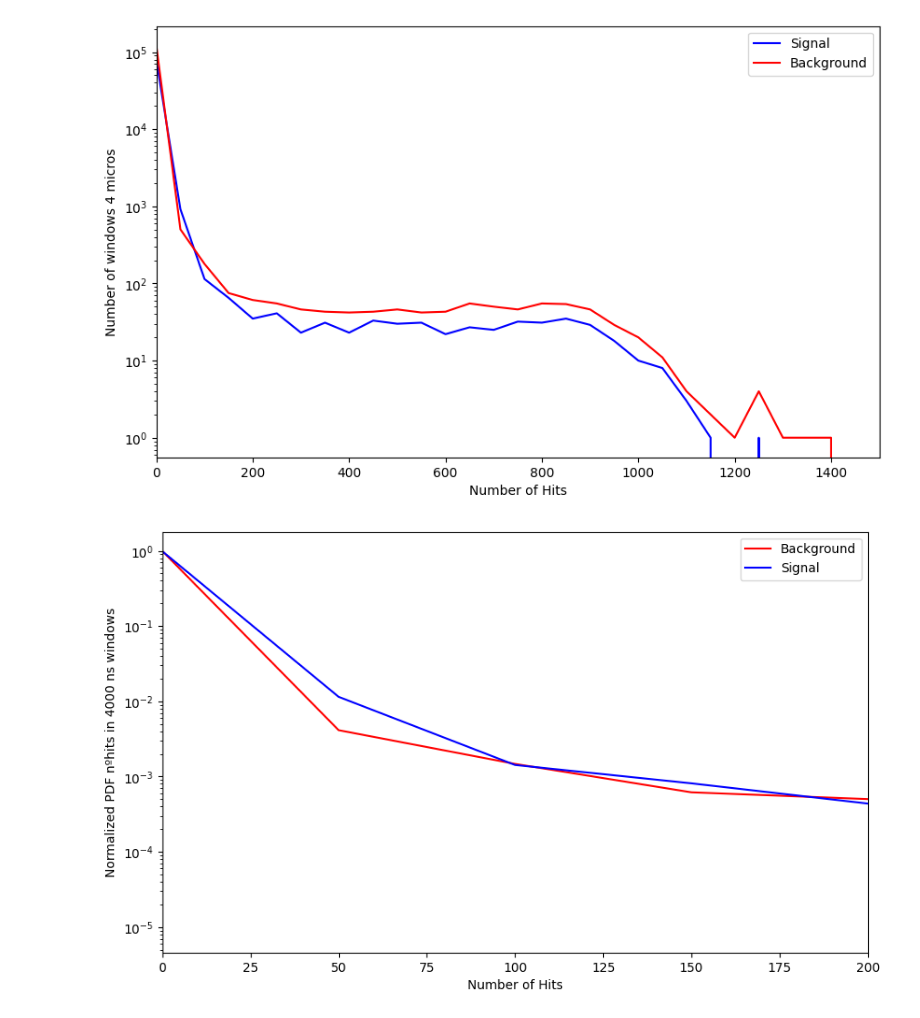
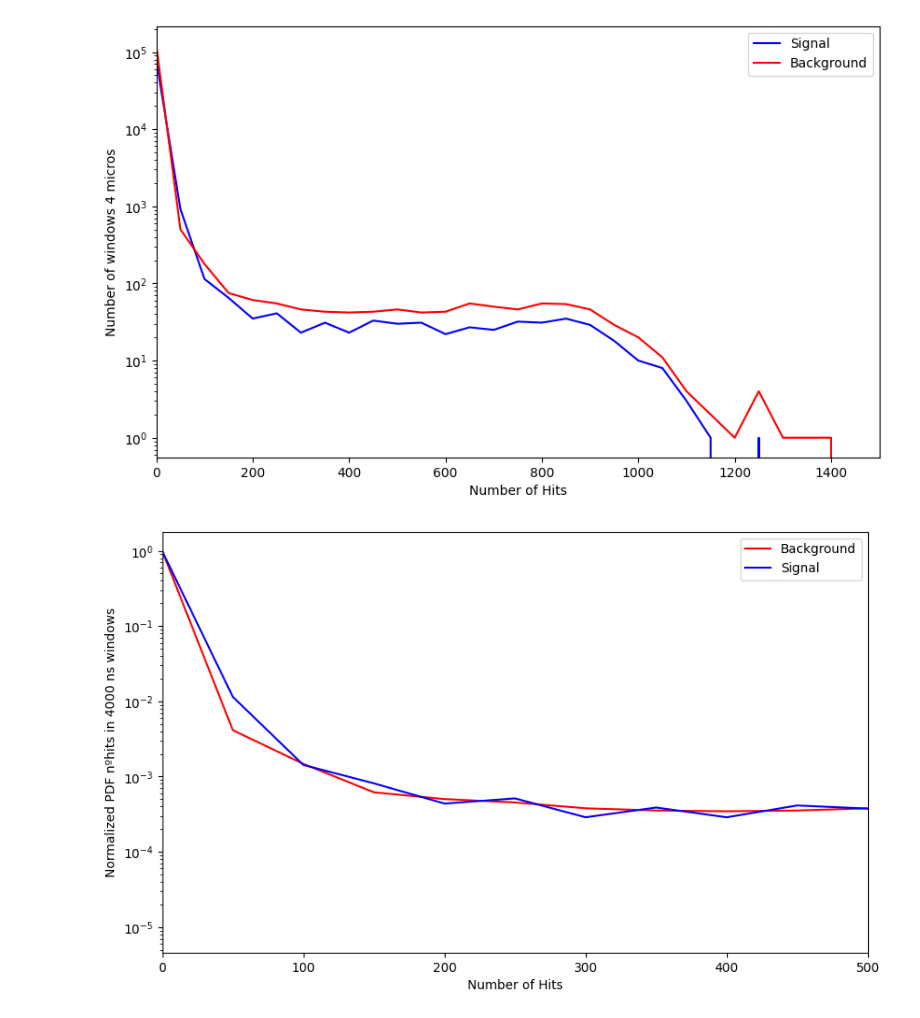
Before and after one commit to halmamol/WCTECoincidence_Analysis, a Jupyter notebook: nHits_count/jupyter_notebooks/bkg_analysis.ipynb, the cells around one changed output. Cells and saved outputs as stored; diff of their text form; code cells hidden in the pictures.

```diff
--- a/nHits_count/jupyter_notebooks/bkg_analysis.ipynb
+++ b/nHits_count/jupyter_notebooks/bkg_analysis.ipynb
@@ -179,13 +179,13 @@ plt.show()
 # %%
 plt.figure(figsize=(10, 6))
 plt.plot(np.arange(0, 5000, bin_hist), hist_nHits_bkg/(len(values_bkg)*(270000/bin_hits)), label='Background', color='red')
 plt.plot(np.arange(0, 5000, bin_hist), hist_nHits_sig/(len(values_sig)*(270000/bin_hits)), label='Signal', color='blue')
 plt.xlabel('Number of Hits')
 plt.ylabel(f'Normalized PDF nºhits in {bin_hits} ns windows')
 plt.legend()
 plt.yscale('log')
 
-plt.xlim(0,200)
+plt.xlim(0,500)
 plt.show()
 # %% [output]
-[figure, old version]
+[figure, new version]
```
Also changed, not shown: 3 other files.
